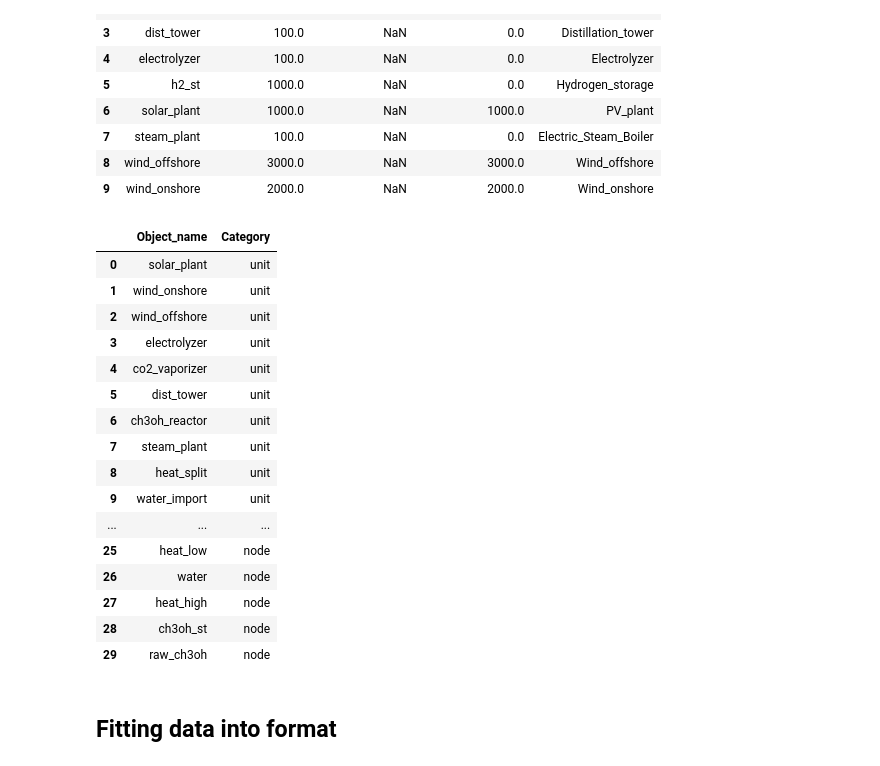
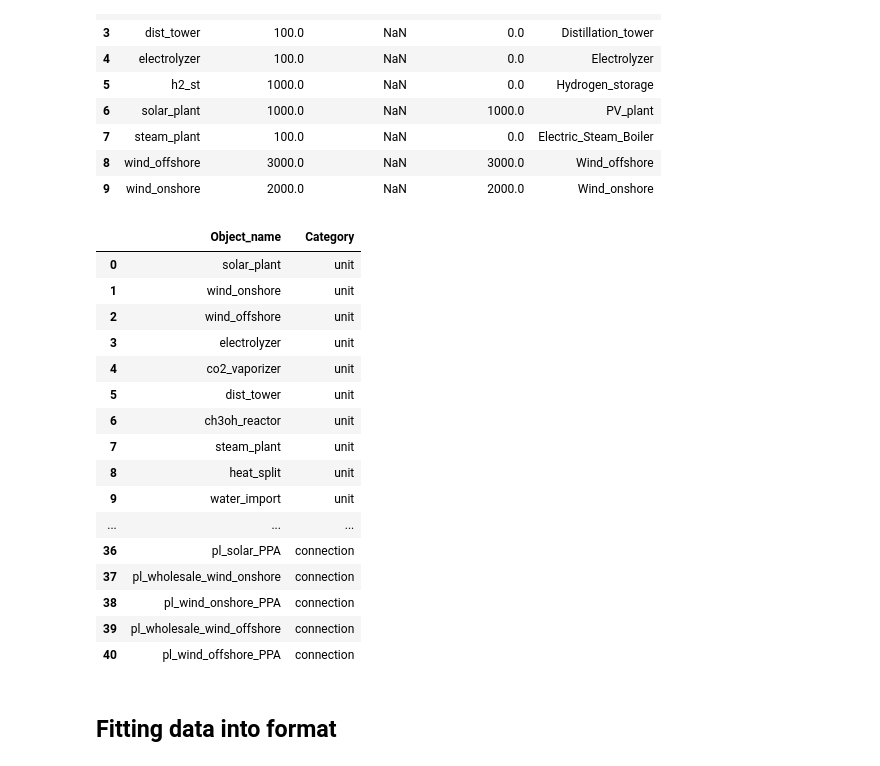
Before and after one commit to CSEI-EU/Nord_H2ub, a Jupyter notebook: spine_projects/01_input_data/00_functions/data_preparation_nord_h2ub_spine.ipynb, the cells around one changed output. Saved outputs shown, nothing was run; the diff lists cells and outputs as text; code cells hidden in the pictures.

```diff
--- a/spine_projects/01_input_data/00_functions/data_preparation_nord_h2ub_spine.ipynb
+++ b/spine_projects/01_input_data/00_functions/data_preparation_nord_h2ub_spine.ipynb
@@ -44,9 +44,13 @@ from nord_h2ub_data_preparation_investment_functions import *
 with open(os.path.join(module_path, 'parameters.pkl'), 'rb') as file:
     parameters = pickle.load(file)
 
-#Extract RES values
+# Extract RES values
 RES_powers = parameters.get('powers', None)
 RES_powers_capacities = parameters.get('powers_capacities', {})
+
+# Add district heating
+district_heating = False
+from nord_h2ub_data_preparation_district_heating_mapping import get_district_heating_sheets
 
 # Extract PPA values
 ppa_values = parameters.get('ppa_values', None)
@@ -93,6 +93,9 @@ if not parameters:
  candidate_nonzero,
  investment_period_default, investment_cost_params, investment_limit_params,
  capacities_existing_params, investment_res, investment_ps) = set_parameters(parameters)
+# %%
+# get run name for district heating
+dh_sheets_mapping = get_district_heating_sheets(run_name)
 # %% [markdown]
 ### File paths
 
@@ -302,29 +305,35 @@ df_model_storages = adjust_frac_state_loss(df_model_storages, 'frac_state_loss')
 # %%
 # Extract connections into a separate df
 df_connections = process_dataframe(df_model_connections, 'Connection', 'connection')
 
 # Define the elements of the network
 df_definition, df_nodes = create_definition_dataframe(df_model_units_relations, df_model_connections, RES_powers)
 
-df_definition.head(30)
+# Add district heating
+if district_heating:
+    df_definition = pd.concat([df_definition, dh_sheets_mapping['Definition']], ignore_index=True)
+else:
+    pass
+
+df_definition.head(100)
 # %% [output]
 |  | Object_name | Category |
 | 0 | solar_plant | unit |
 | 1 | wind_onshore | unit |
 | 2 | wind_offshore | unit |
 | 3 | electrolyzer | unit |
 | 4 | co2_vaporizer | unit |
 | 5 | dist_tower | unit |
 | 6 | ch3oh_reactor | unit |
 | 7 | steam_plant | unit |
 | 8 | heat_split | unit |
 | 9 | water_import | unit |
 | ... | ... | ... |
-| 25 | heat_low | node |
-| 26 | water | node |
-| 27 | heat_high | node |
-| 28 | ch3oh_st | node |
-| 29 | raw_ch3oh | node |
+| 36 | pl_solar_PPA | connection |
+| 37 | pl_wholesale_wind_onshore | connection |
+| 38 | pl_wind_onshore_PPA | connection |
+| 39 | pl_wholesale_wind_offshore | connection |
+| 40 | pl_wind_offshore_PPA | connection |
 # %% [markdown]
 ## Fitting data into format
 # %% [markdown]
```
Also changed, not shown: parts of 14 cells of this notebook, 2 other files.
